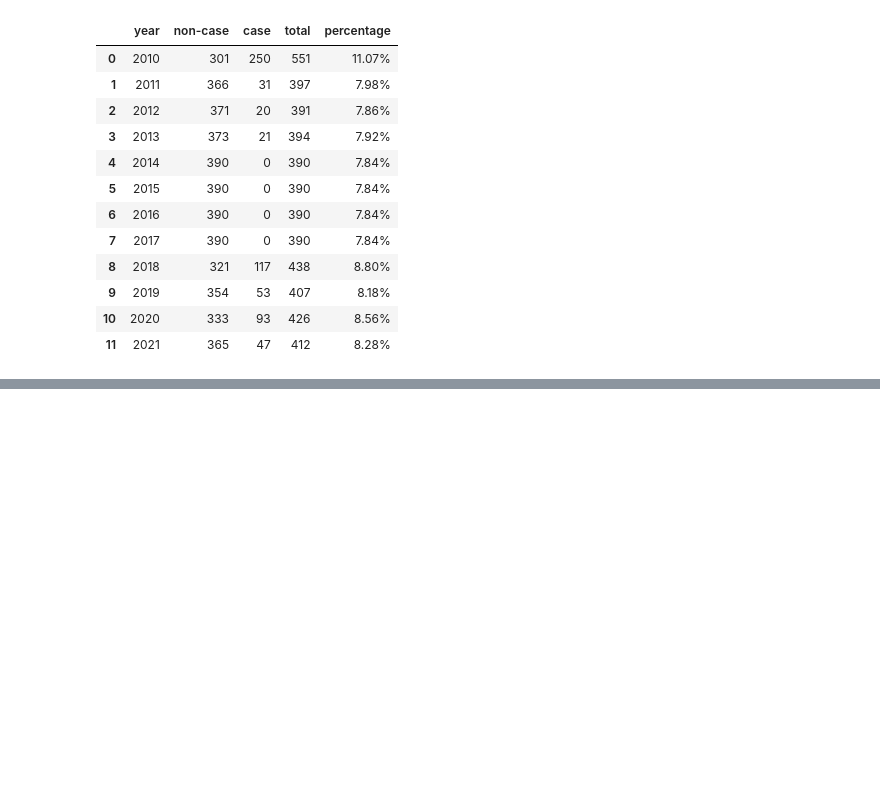
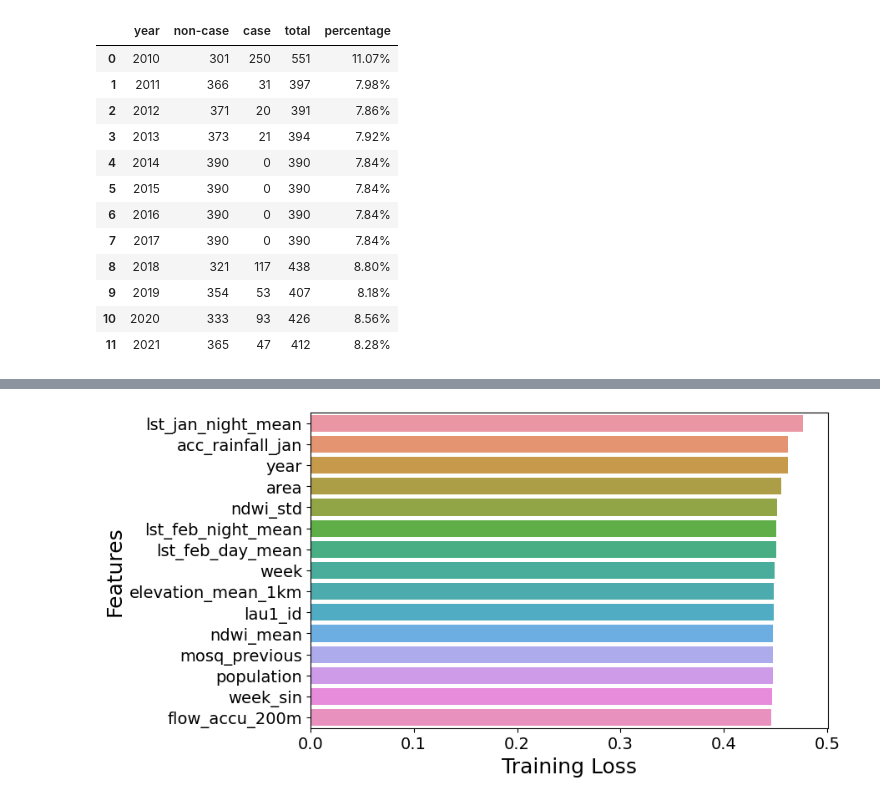
Before and after one commit to dsainidis/MBD-Prediction, a Jupyter notebook: Greece/GR_CMacedonia_Feature_Importance_Loss.ipynb, the cells around one changed output, grey strips where cells are left out. Cells and saved outputs as stored; diff of their text form; code cells hidden in the pictures; blank space fills up the shorter version.

```diff
--- a/Greece/GR_CMacedonia_Feature_Importance_Loss.ipynb
+++ b/Greece/GR_CMacedonia_Feature_Importance_Loss.ipynb
@@ -191,0 +193,4 @@ plot_feature_importance(losses, ft_importance['Feature'], x_label = 'Loss', titl
+# %%
+plot_feature_importance(losses, ft_importance['Feature'], x_label = 'Training Loss', top = 15, figure_size= (8,5))
+# %% [output]
+[figure, added]
```
Also changed, not shown: parts of 3 cells of this notebook, 13 other files.
